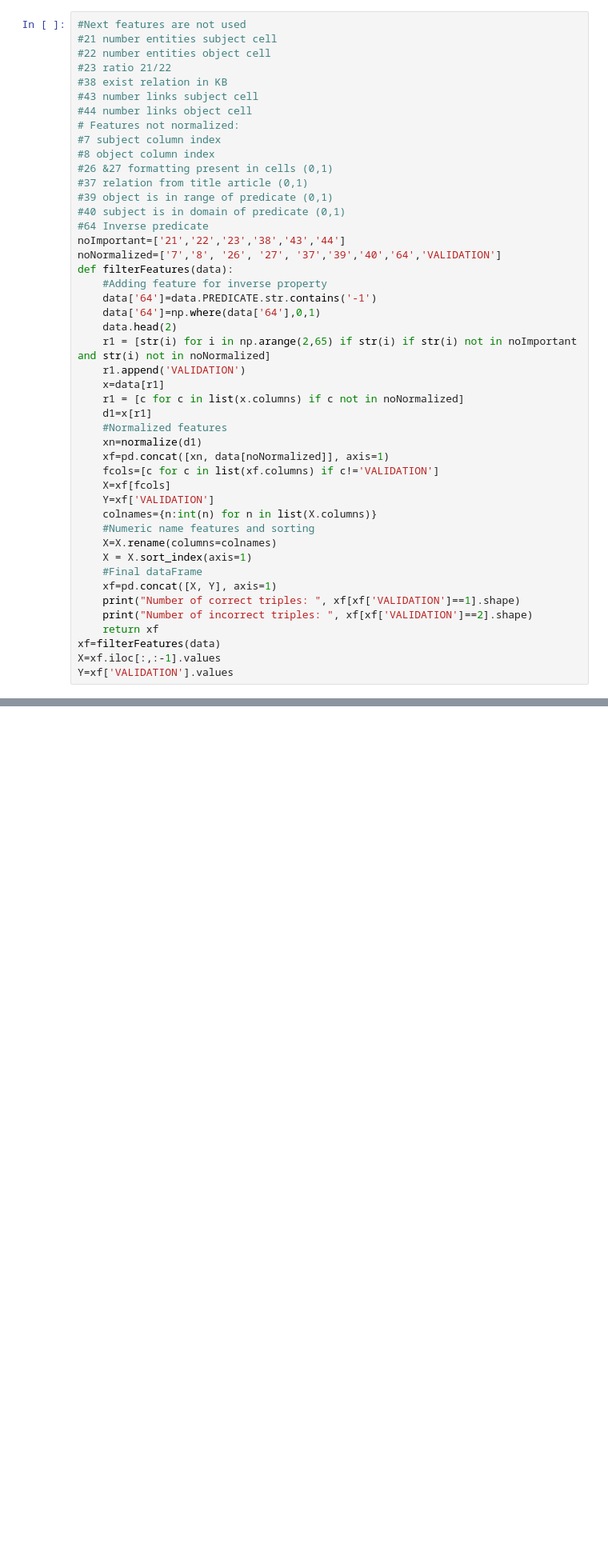
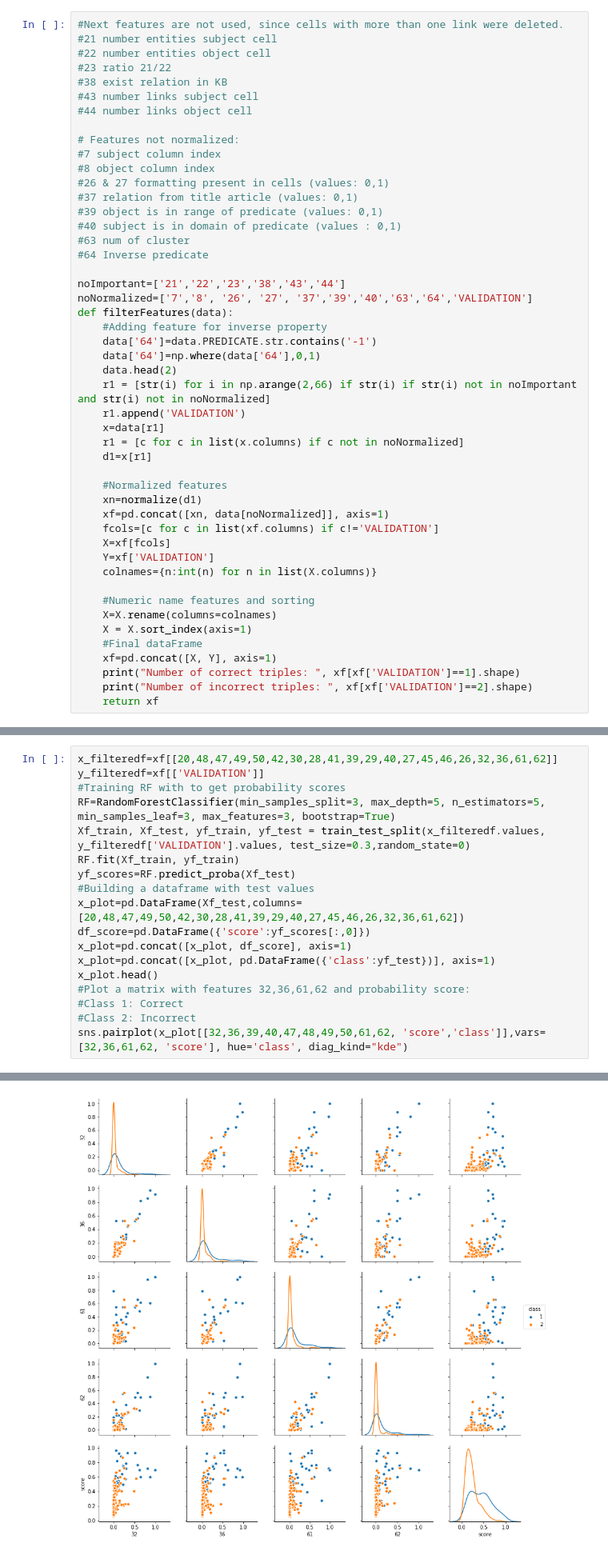
Before and after one commit to wikitables/web-of-data-tables, a Jupyter notebook: source/wtables/classification/clasification.ipynb, the cells around one changed output, grey strips where cells are left out. Shown at 80% size. Saved outputs shown, nothing was run; the diff lists cells and outputs as text; blank space fills up the shorter version.

```diff
--- a/source/wtables/classification/clasification.ipynb
+++ b/source/wtables/classification/clasification.ipynb
@@ -29,33 +114,37 @@ def normalize(df):
         result[feature_name] = (df[feature_name] - min_value) / (max_value - min_value)
     return result
 # %%
-#Next features are not used
+#Next features are not used, since cells with more than one link were deleted.
 #21 number entities subject cell
 #22 number entities object cell
 #23 ratio 21/22
 #38 exist relation in KB
 #43 number links subject cell
 #44 number links object cell
+
 # Features not normalized:
 #7 subject column index
 #8 object column index
-#26 &27 formatting present in cells (0,1)
-#37 relation from title article (0,1)
-#39 object is in range of predicate (0,1)
-#40 subject is in domain of predicate (0,1)
+#26 & 27 formatting present in cells (values: 0,1)
+#37 relation from title article (values: 0,1)
+#39 object is in range of predicate (values: 0,1)
+#40 subject is in domain of predicate (values : 0,1)
+#63 num of cluster
 #64 Inverse predicate
+
 noImportant=['21','22','23','38','43','44']
-noNormalized=['7','8', '26', '27', '37','39','40','64','VALIDATION']
+noNormalized=['7','8', '26', '27', '37','39','40','63','64','VALIDATION']
 def filterFeatures(data):
     #Adding feature for inverse property
     data['64']=data.PREDICATE.str.contains('-1')
     data['64']=np.where(data['64'],0,1)
     data.head(2)
-    r1 = [str(i) for i in np.arange(2,65) if str(i) if str(i) not in noImportant and str(i) not in noNormalized]
+    r1 = [str(i) for i in np.arange(2,66) if str(i) if str(i) not in noImportant and str(i) not in noNormalized]
     r1.append('VALIDATION')
     x=data[r1]
     r1 = [c for c in list(x.columns) if c not in noNormalized]
     d1=x[r1]
+
     #Normalized features
     xn=normalize(d1)
     xf=pd.concat([xn, data[noNormalized]], axis=1)
@@ -63,6 +152,7 @@ def filterFeatures(data):
     X=xf[fcols]
     Y=xf['VALIDATION']
     colnames={n:int(n) for n in list(X.columns)}
+
     #Numeric name features and sorting
     X=X.rename(columns=colnames)
     X = X.sort_index(axis=1)
@@ -71,6 +161,3 @@ def filterFeatures(data):
     print("Number of correct triples: ", xf[xf['VALIDATION']==1].shape)
     print("Number of incorrect triples: ", xf[xf['VALIDATION']==2].shape)
     return xf
-xf=filterFeatures(data)
-X=xf.iloc[:,:-1].values
-Y=xf['VALIDATION'].values
@@ -141,0 +260,19 @@ plt.show()
+# %%
+x_filteredf=xf[[20,48,47,49,50,42,30,28,41,39,29,40,27,45,46,26,32,36,61,62]]
+y_filteredf=xf[['VALIDATION']]
+#Training RF with to get probability scores
+RF=RandomForestClassifier(min_samples_split=3, max_depth=5, n_estimators=5, min_samples_leaf=3, max_features=3, bootstrap=True)
+Xf_train, Xf_test, yf_train, yf_test = train_test_split(x_filteredf.values, y_filteredf['VALIDATION'].values, test_size=0.3,random_state=0)
+RF.fit(Xf_train, yf_train)
+yf_scores=RF.predict_proba(Xf_test)
+#Building a dataframe with test values
+x_plot=pd.DataFrame(Xf_test,columns=[20,48,47,49,50,42,30,28,41,39,29,40,27,45,46,26,32,36,61,62])
+df_score=pd.DataFrame({'score':yf_scores[:,0]})
+x_plot=pd.concat([x_plot, df_score], axis=1)
+x_plot=pd.concat([x_plot, pd.DataFrame({'class':yf_test})], axis=1)
+x_plot.head()
+#Plot a matrix with features 32,36,61,62 and probability score:
+#Class 1: Correct
+#Class 2: Incorrect
+sns.pairplot(x_plot[[32,36,39,40,47,48,49,50,61,62, 'score','class']],vars=[32,36,61,62, 'score'], hue='class', diag_kind="kde")
+# %% [output]
@@ -141,0 +280 @@ plt.show()
+[figure, added]
```
Also changed, not shown: parts of 117 cells of this notebook, 31 other files.
